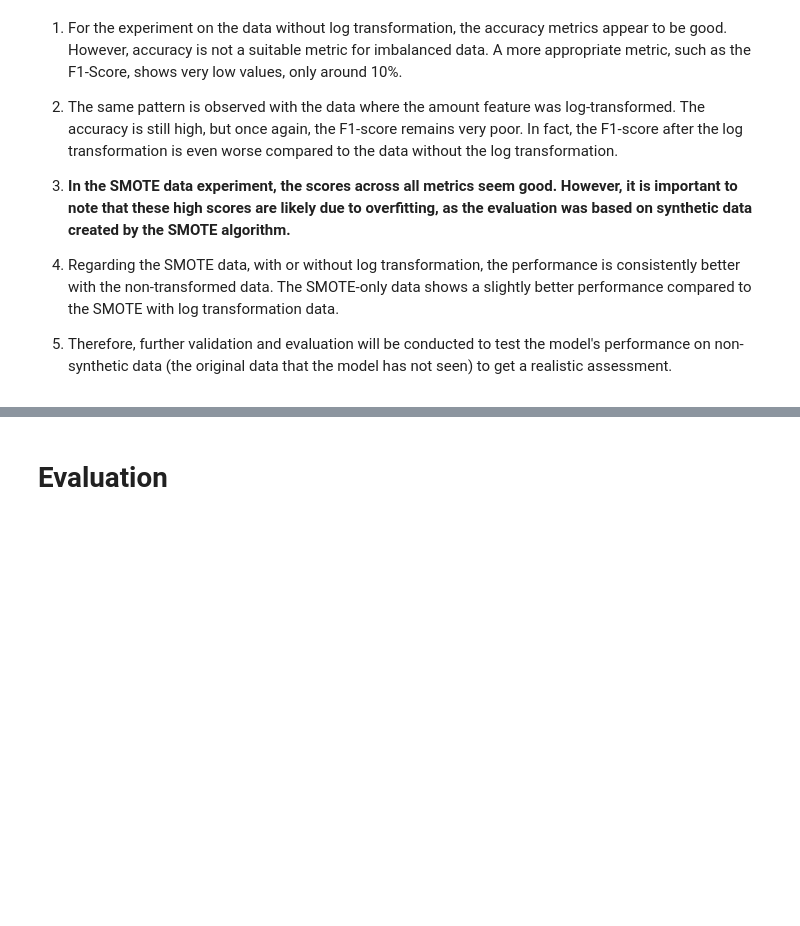
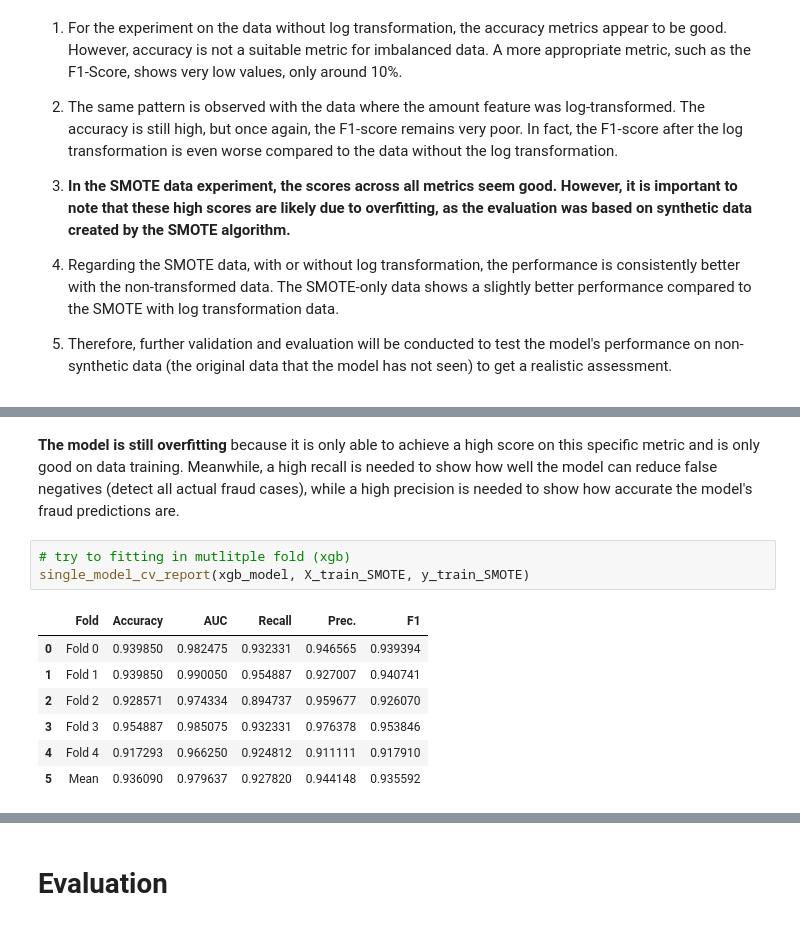
Before and after one commit to Team-9-DeployCamp/fraud-detection, a Jupyter notebook: modelling.ipynb, the cells around one changed output, grey strips where cells are left out. Drawn from its saved outputs; the diff is of its cells as text; blank space fills up the shorter version.

```diff
--- a/modelling.ipynb
+++ b/modelling.ipynb
@@ -329,0 +458,13 @@ Notes:
+# %% [markdown]
+**The model is still overfitting** because it is only able to achieve a high score on this specific metric and is only good on data training. Meanwhile, a high recall is needed to show how well the model can reduce false negatives (detect all actual fraud cases), while a high precision is needed to show how accurate the model's fraud predictions are.
+# %%
+# try to fitting in mutlitple fold (xgb)
+single_model_cv_report(xgb_model, X_train_SMOTE, y_train_SMOTE)
+# %% [output]
+|  | Fold | Accuracy | AUC | Recall | Prec. | F1 |
+| 0 | Fold 0 | 0.939850 | 0.982475 | 0.932331 | 0.946565 | 0.939394 |
+| 1 | Fold 1 | 0.939850 | 0.990050 | 0.954887 | 0.927007 | 0.940741 |
+| 2 | Fold 2 | 0.928571 | 0.974334 | 0.894737 | 0.959677 | 0.926070 |
+| 3 | Fold 3 | 0.954887 | 0.985075 | 0.932331 | 0.976378 | 0.953846 |
+| 4 | Fold 4 | 0.917293 | 0.966250 | 0.924812 | 0.911111 | 0.917910 |
+| 5 | Mean | 0.936090 | 0.979637 | 0.927820 | 0.944148 | 0.935592 |
```
Also changed, not shown: parts of 28 cells of this notebook, 2 other files.
